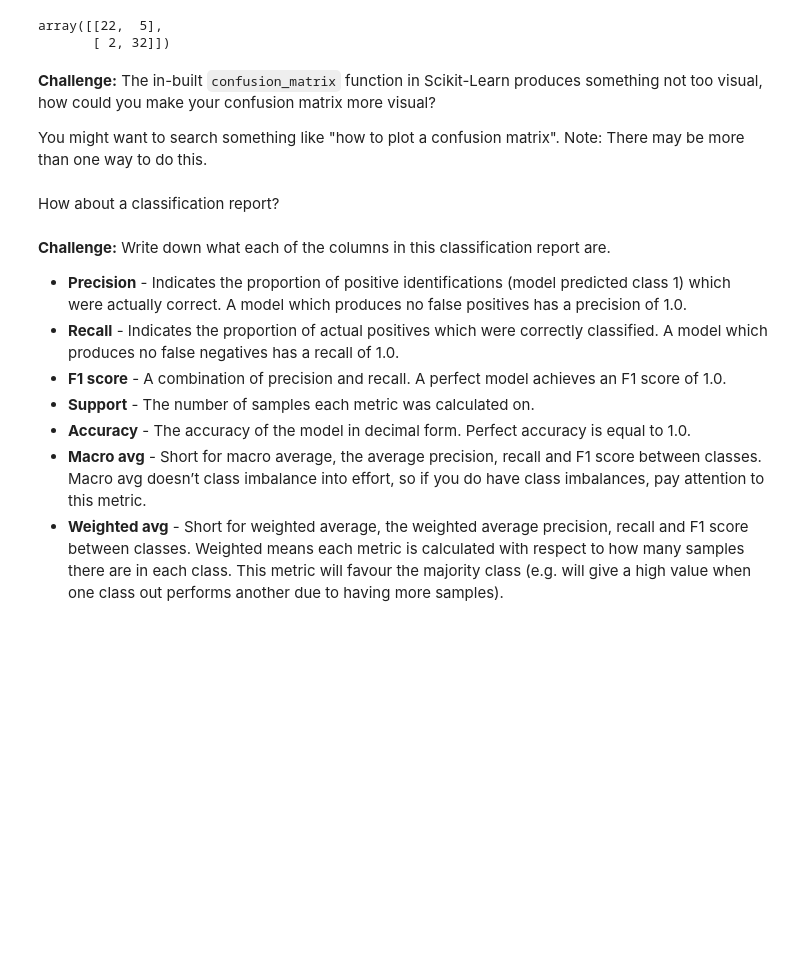
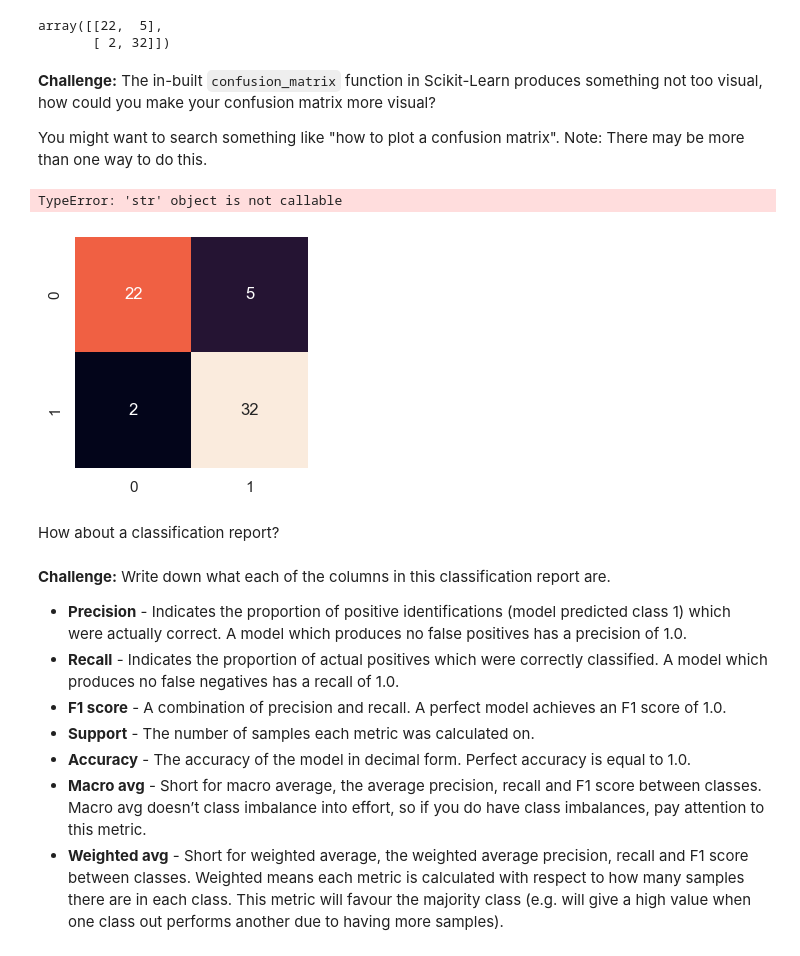
Before and after one commit to HerbertNtim/dataScience-ML, a Jupyter notebook: scikit-learn-exercises.ipynb, the cells around one changed output. Saved outputs shown, nothing was run; the diff lists cells and outputs as text; code cells hidden in the pictures; blank space fills up the shorter version.

Commit message:
plotted seaborn graph using confusion matrix

```diff
--- a/scikit-learn-exercises.ipynb
+++ b/scikit-learn-exercises.ipynb
@@ -408,3 +405,18 @@ You might want to search something like "how to plot a confusion matrix". Note:
+# %%
+# Create a more visual confusion matrix
+import seaborn as sns
+sns.set_theme()
+
+def plot_conf_mat(y_test, y_preds):
+    fig, ax = plt.subplots(figsize=(3, 3))
+    ax = sns.heatmap(confusion_matrix(y_test, y_preds), annot=True, cbar=False)
+
+    ax.set(xlabel="True", ylabel="Predicted Labels")
+
+plot_conf_mat(y_test, y_preds)
+# %% [output]
+TypeError: 'str' object is not callable
+[figure, added]
 # %% [markdown]
 How about a classification report?
 # %%
```
Also changed, not shown: parts of 1 cell of this notebook.
